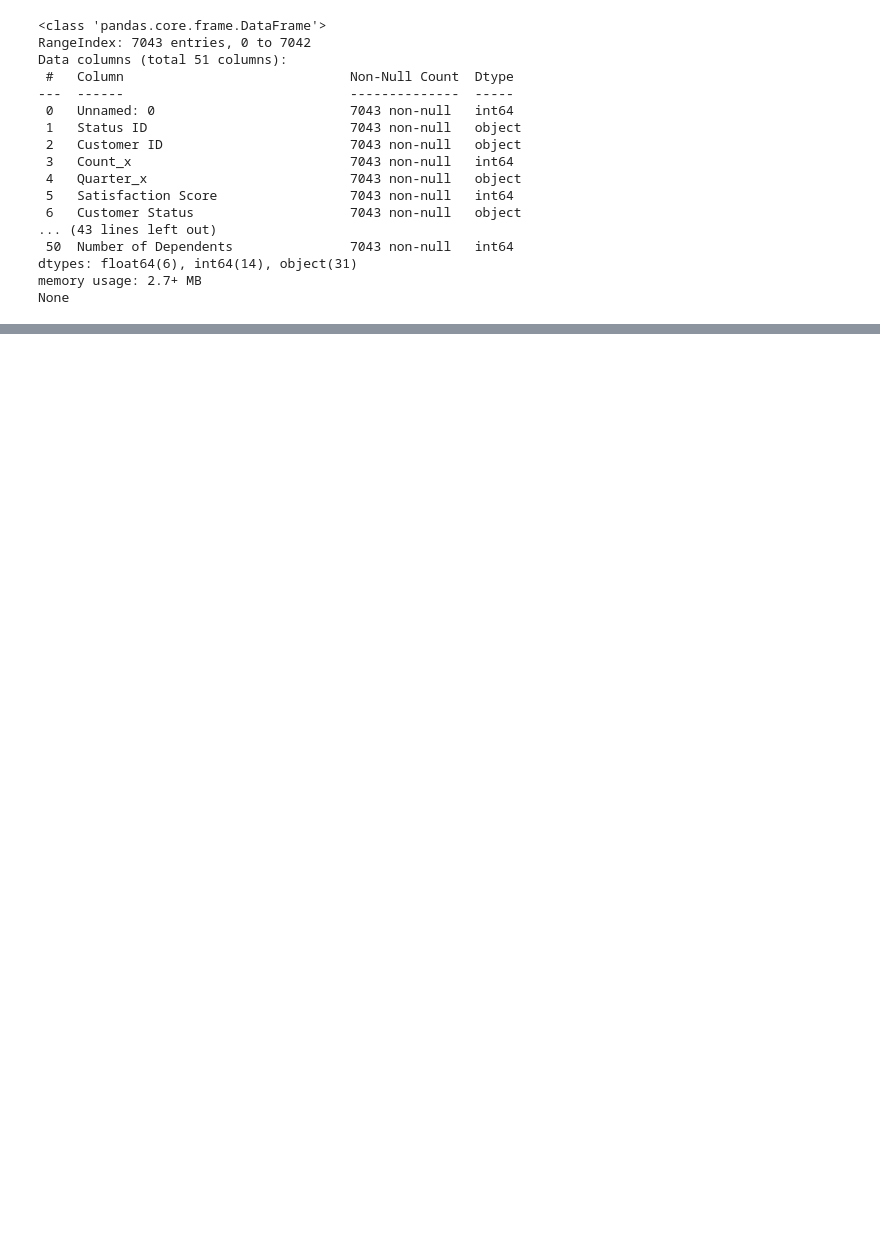
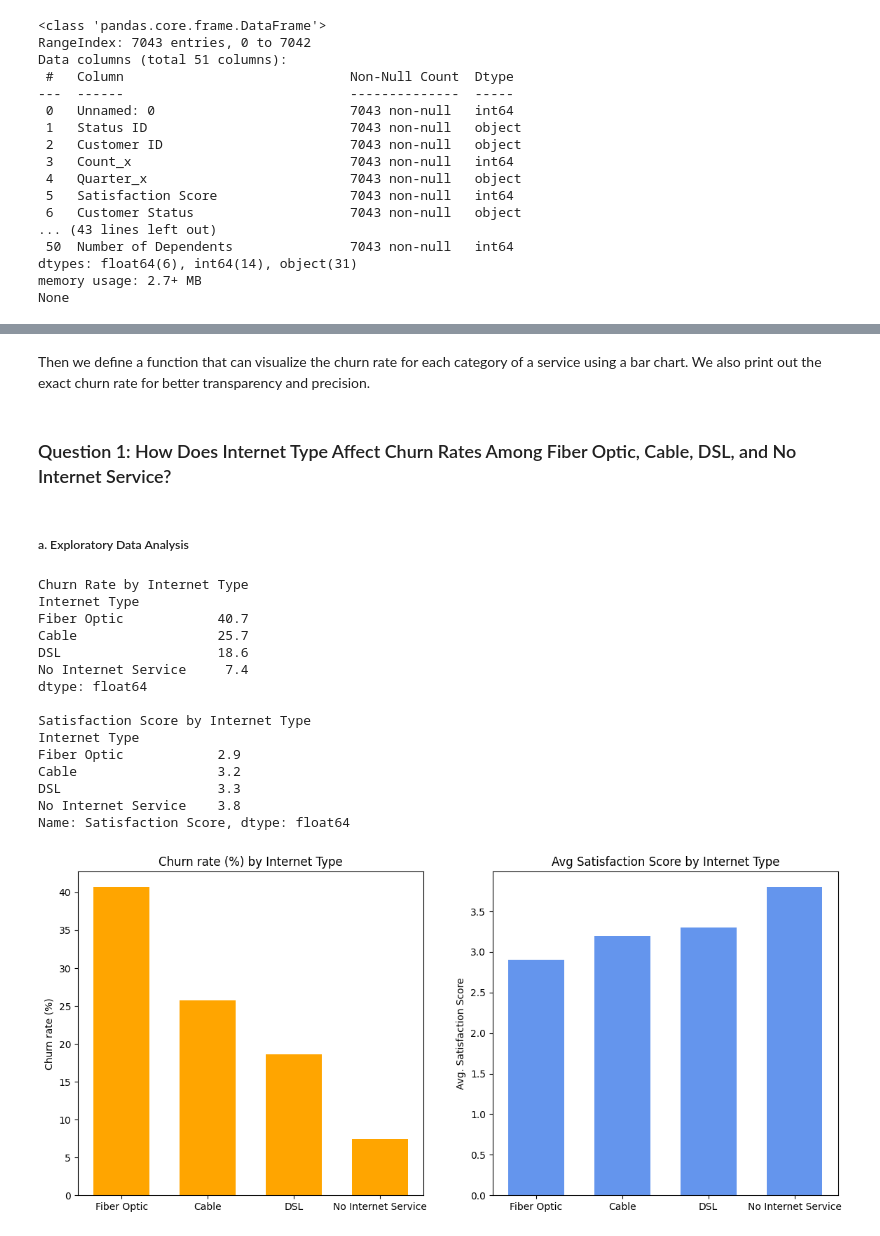
Before and after one commit to DanielHuynh611/Telecom-Customer-Churn, a Jupyter notebook: Exploratory_Data_Analysis.ipynb, the cells around one changed output, grey strips where cells are left out. Cells and saved outputs as stored; diff of their text form; code cells hidden in the pictures; blank space fills up the shorter version.

```diff
--- a/Exploratory_Data_Analysis.ipynb
+++ b/Exploratory_Data_Analysis.ipynb
@@ -28,6 +69,3 @@ None
 # %%
 # Replace null value in the column "Internet Type" with "No Internet Service"
 data.loc[data["Internet Type"].isnull(), "Internet Type"] = "No Internet Service"
-# %%
-def get_churn_rate(category):
-    return (category['Churn Label'].value_counts()["Yes"]*100/len(category)).round(2)
@@ -60,0 +72,21 @@ churn_rate_viz_service("Unlimited Data")
+# %%
+# Add the new column "Age Group" to the dataframe, with all null values assignment
+data["Age Group"] = None
+
+# Assign "Under 30" to customers identified as under 30
+data.loc[data["Under 30"]=="Yes", "Age Group"] = "Under 30"
+
+# Assign "Over 65" to customers identified as senior citizens
+data.loc[data["Senior Citizen"]=="Yes", "Age Group"] = "Over 65"
+
+# Impute the remaining null values with the string "30-64"
+data.loc[data["Age Group"].isnull(), "Age Group"] = "30-64"
+# %%
+ # Rename the column "Married" as "Marital Status"
+data = data.rename(columns={'Married': 'Marital Status'})
+
+# Replace the value "Yes" with "Married", and "No" with "Single"
+data['Marital Status'] = data['Marital Status'].map({'Yes': 'Married', 'No': 'Single'})
+
+ # Rename the column "Married" as "Marital Status"
+data = data.rename(columns={'Contract': 'Contract'})
@@ -60,0 +99,20 @@ churn_rate_viz_service("Unlimited Data")
+# %%
+def get_churn_rate(category: str):
+    """
+    Calculates the churn rate as a percentage for a given category.
+
+    The churn rate is determined by the proportion of customers labeled as "Yes"
+    in the 'Churn Label' column, relative to the total number of customers
+    in the specified category.
+
+    Parameters:
+        category (str): A column from the DataFrame representing a categorical feature
+                        to group by (e.g., 'Gender', 'Contract Type', etc.).
+
+    Returns:
+        float: The churn rate expressed as a percentage, rounded to two decimal places.
+    """
+
+    return (category['Churn Label'].value_counts()["Yes"] * 100 / len(category)).round(1)
+# %% [markdown]
+Then we define a function that can visualize the churn rate for each category of a service using a bar chart. We also print out the exact churn rate for better transparency and precision.
@@ -60,0 +163,23 @@ churn_rate_viz_service("Unlimited Data")
+# %% [markdown]
+### Question 1: How Does Internet Type Affect Churn Rates Among Fiber Optic, Cable, DSL, and No Internet Service?
+# %% [markdown]
+##### a. Exploratory Data Analysis
+# %%
+churn_rate_viz("Internet Type")
+# %% [output]
+Churn Rate by Internet Type
+Internet Type
+Fiber Optic            40.7
+Cable                  25.7
+DSL                    18.6
+No Internet Service     7.4
+dtype: float64
+
+Satisfaction Score by Internet Type
+Internet Type
+Fiber Optic            2.9
+Cable                  3.2
+DSL                    3.3
+No Internet Service    3.8
+Name: Satisfaction Score, dtype: float64
+[figure, added]
```
Also changed, not shown: parts of 96 cells of this notebook, 1 other file.
